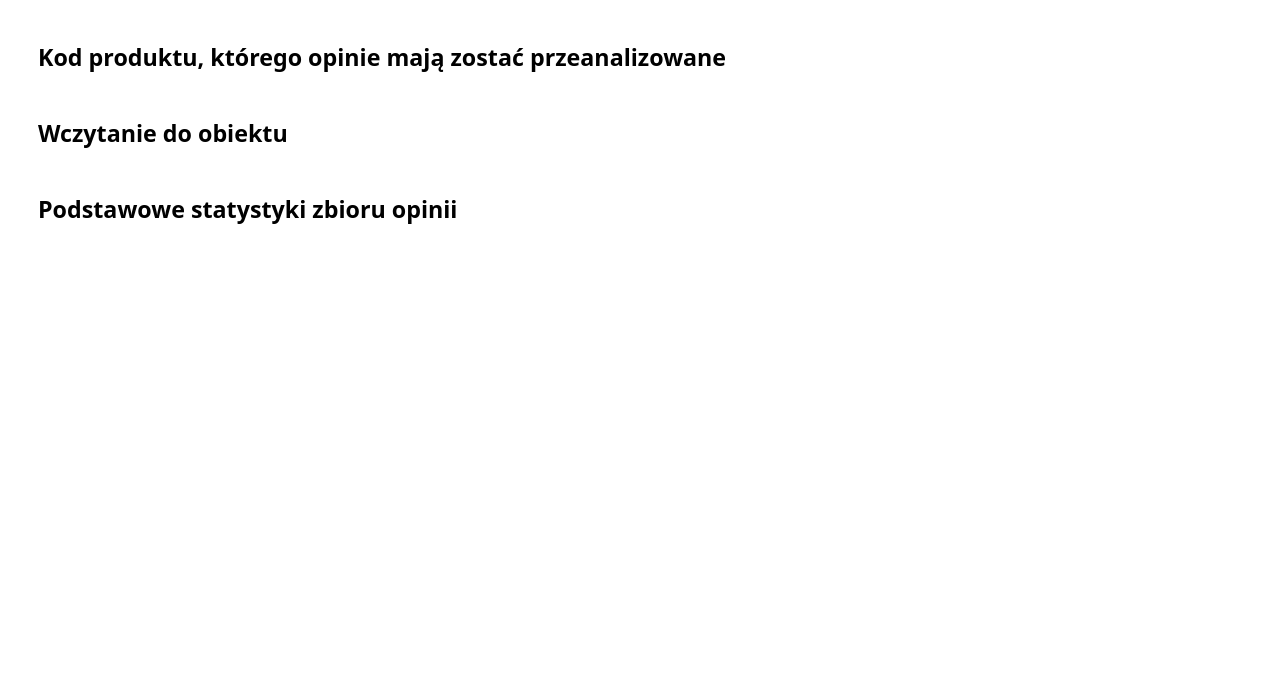
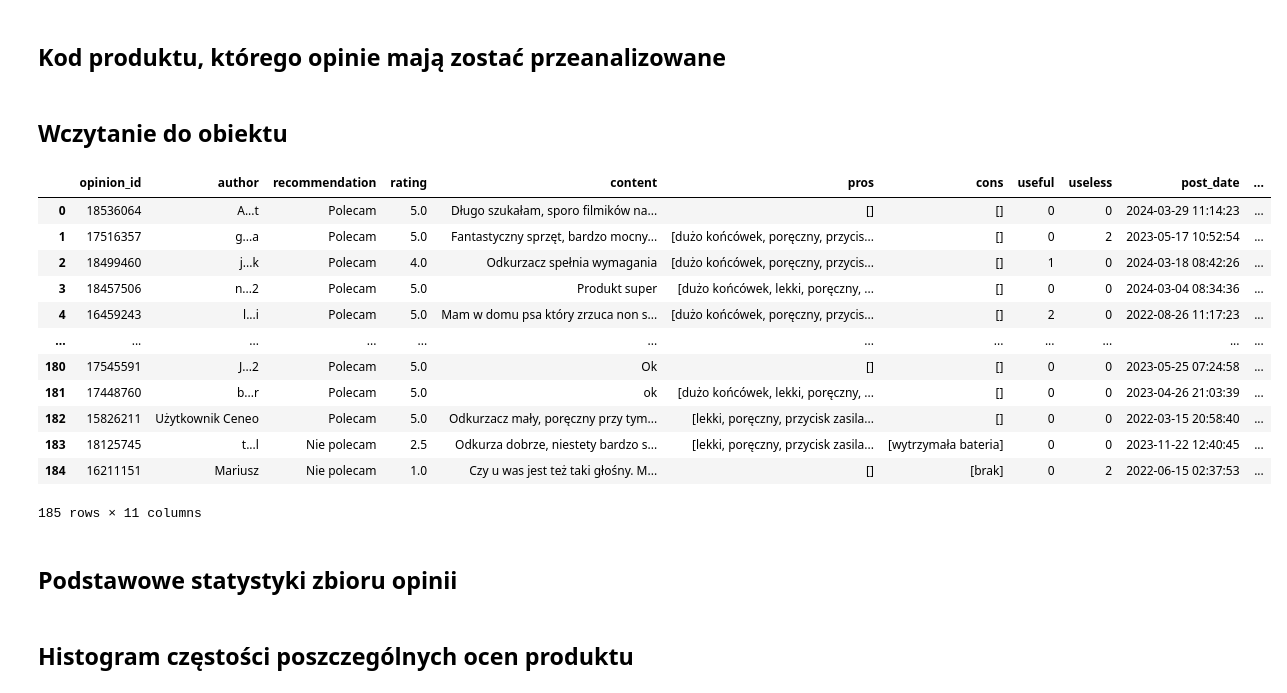
Before and after one commit to AleksandraMarasek/CeneoScraperAM, a Jupyter notebook: analyzer.ipynb, the cells around one changed output. Cells and saved outputs as stored; diff of their text form; code cells hidden in the pictures; blank space fills up the shorter version.

```diff
--- a/analyzer.ipynb
+++ b/analyzer.ipynb
@@ -21,2 +22,21 @@ opinions
+# %%
+opinions = pd.read_json(f"opinions/{product_id}.json")
+opinions.rating = opinions.rating.apply(lambda r : r.split("/")[0].replace(",","."), ).astype(float)
+opinions.recommendation = opinions.recommendation.apply(lambda r: "Brak Rekomendacji" if r is None else r)
+opinions
+# %% [output]
+|  | opinion_id | author | recommendation | rating | content | pros | cons | useful | useless | post_date | ... |
+| 0 | 18536064 | A...t | Polecam | 5.0 | Długo szukałam, sporo filmików na... | [] | [] | 0 | 0 | 2024-03-29 11:14:23 | ... |
+| 1 | 17516357 | g...a | Polecam | 5.0 | Fantastyczny sprzęt, bardzo mocny... | [dużo końcówek, poręczny, przycis... | [] | 0 | 2 | 2023-05-17 10:52:54 | ... |
+| 2 | 18499460 | j...k | Polecam | 4.0 | Odkurzacz spełnia wymagania | [dużo końcówek, poręczny, przycis... | [] | 1 | 0 | 2024-03-18 08:42:26 | ... |
+| 3 | 18457506 | n...2 | Polecam | 5.0 | Produkt super | [dużo końcówek, lekki, poręczny, ... | [] | 0 | 0 | 2024-03-04 08:34:36 | ... |
+| 4 | 16459243 | l...i | Polecam | 5.0 | Mam w domu psa który zrzuca non s... | [dużo końcówek, poręczny, przycis... | [] | 2 | 0 | 2022-08-26 11:17:23 | ... |
+| ... | ... | ... | ... | ... | ... | ... | ... | ... | ... | ... | ... |
+| 180 | 17545591 | J...2 | Polecam | 5.0 | Ok | [] | [] | 0 | 0 | 2023-05-25 07:24:58 | ... |
+| 181 | 17448760 | b...r | Polecam | 5.0 | ok | [dużo końcówek, lekki, poręczny, ... | [] | 0 | 0 | 2023-04-26 21:03:39 | ... |
+| 182 | 15826211 | Użytkownik Ceneo | Polecam | 5.0 | Odkurzacz mały, poręczny przy tym... | [lekki, poręczny, przycisk zasila... | [] | 0 | 0 | 2022-03-15 20:58:40 | ... |
+| 183 | 18125745 | t...l | Nie polecam | 2.5 | Odkurza dobrze, niestety bardzo s... | [lekki, poręczny, przycisk zasila... | [wytrzymała bateria] | 0 | 0 | 2023-11-22 12:40:45 | ... |
+| 184 | 16211151 | Mariusz | Nie polecam | 1.0 | Czy u was jest też taki głośny. M... | [] | [brak] | 0 | 2 | 2022-06-15 02:37:53 | ... |
+185 rows × 11 columns
 # %% [markdown]
 ## Podstawowe statystyki zbioru opinii
@@ -29,0 +48,2 @@ average_rating=opinions.rating.mean()
+# %% [markdown]
+## Histogram częstości poszczególnych ocen produktu
```
Also changed, not shown: parts of 10 cells of this notebook, 2 other files.
